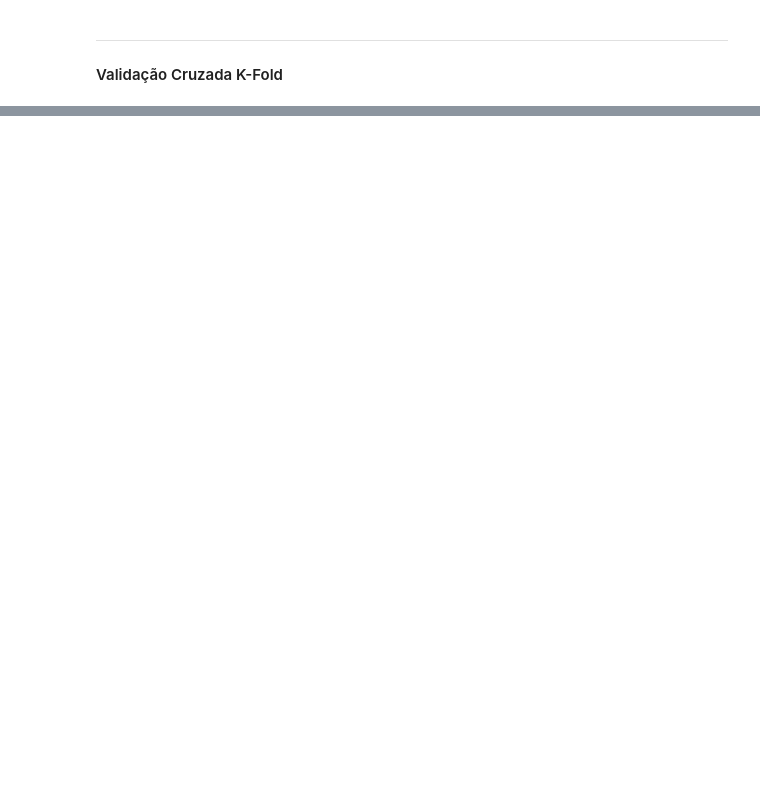
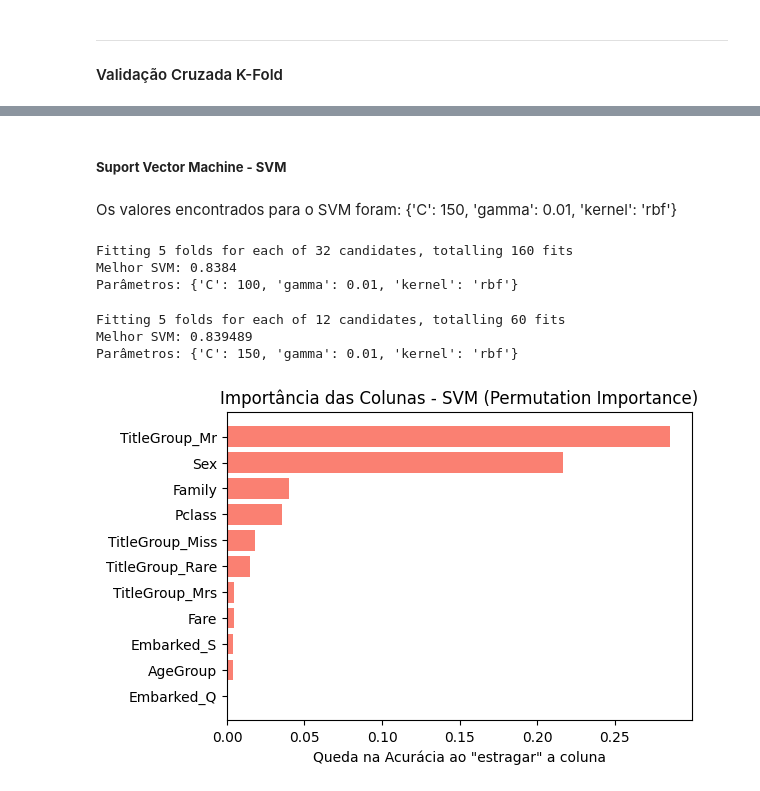
Before and after one commit to Vitoria-BG/titanic_survival, a Jupyter notebook: notebooks/Model_Selection.ipynb, the cells around one changed output, grey strips where cells are left out. Saved outputs shown, nothing was run; the diff lists cells and outputs as text; code cells hidden in the pictures; blank space fills up the shorter version.

```diff
--- a/notebooks/Model_Selection.ipynb
+++ b/notebooks/Model_Selection.ipynb
@@ -55,0 +209,65 @@ KNN: 77.89% (Desvio Padrão: 0.85%)
+# %% [markdown]
+##### **Suport Vector Machine - SVM**
+# %% [markdown]
+Os valores encontrados para o SVM foram: {'C': 150, 'gamma': 0.01, 'kernel': 'rbf'}
+# %%
+from sklearn.model_selection import GridSearchCV
+
+parametros_svm = [
+    {
+        'kernel': ['rbf'],
+        'C': [0.1, 1, 10, 100],
+        'gamma': ['scale', 1, 0.1, 0.01, 0.001]
+    },
+    {
+        'kernel': ['poly'],
+        'C': [0.1, 1, 10],
+        'degree': [2, 3],
+        'gamma': ['scale', 0.1]
+    }
+]
+
+grid_svm = GridSearchCV(SVC(), parametros_svm, cv=5, n_jobs=-1, verbose=1)
+grid_svm.fit(x_train, y_train)
+
+print(f"Melhor SVM: {grid_svm.best_score_:.6f}")
+print(f"Parâmetros: {grid_svm.best_params_}")
+# %% [output]
+Fitting 5 folds for each of 32 candidates, totalling 160 fits
+Melhor SVM: 0.8384
+Parâmetros: {'C': 100, 'gamma': 0.01, 'kernel': 'rbf'}
+# %%
+parametros_svm_refinados = {
+    'C': [150, 200, 300, 500],
+    'gamma': [0.008, 0.01, 0.012],
+    'kernel': ['rbf']
+}
+
+grid_svm = GridSearchCV(SVC(), parametros_svm_refinados, cv=5, n_jobs=-1, verbose=1)
+grid_svm.fit(x_train, y_train)
+
+print(f"Melhor SVM: {grid_svm.best_score_:.6f}")
+print(f"Parâmetros: {grid_svm.best_params_}")
+# %% [output]
+Fitting 5 folds for each of 12 candidates, totalling 60 fits
+Melhor SVM: 0.839489
+Parâmetros: {'C': 150, 'gamma': 0.01, 'kernel': 'rbf'}
+# %%
+from sklearn.inspection import permutation_importance
+import matplotlib.pyplot as plt
+import pandas as pd
+
+resultado = permutation_importance(grid_svm.best_estimator_, x_train, y_train, n_repeats=10, random_state=42)
+
+importancias = resultado.importances_mean
+colunas = x_train.columns
+feature_df_svm = pd.DataFrame({'Feature': colunas, 'Importance': importancias})
+feature_df_svm = feature_df_svm.sort_values(by='Importance', ascending=True)
+
+plt.figure(figsize=(6,4))
+plt.barh(feature_df_svm['Feature'], feature_df_svm['Importance'], color='salmon')
+plt.title('Importância das Colunas - SVM (Permutation Importance)')
+plt.xlabel('Queda na Acurácia ao "estragar" a coluna')
+plt.show()
+# %% [output]
+[figure, added]
```
Also changed, not shown: parts of 23 cells of this notebook, 1 other file.
